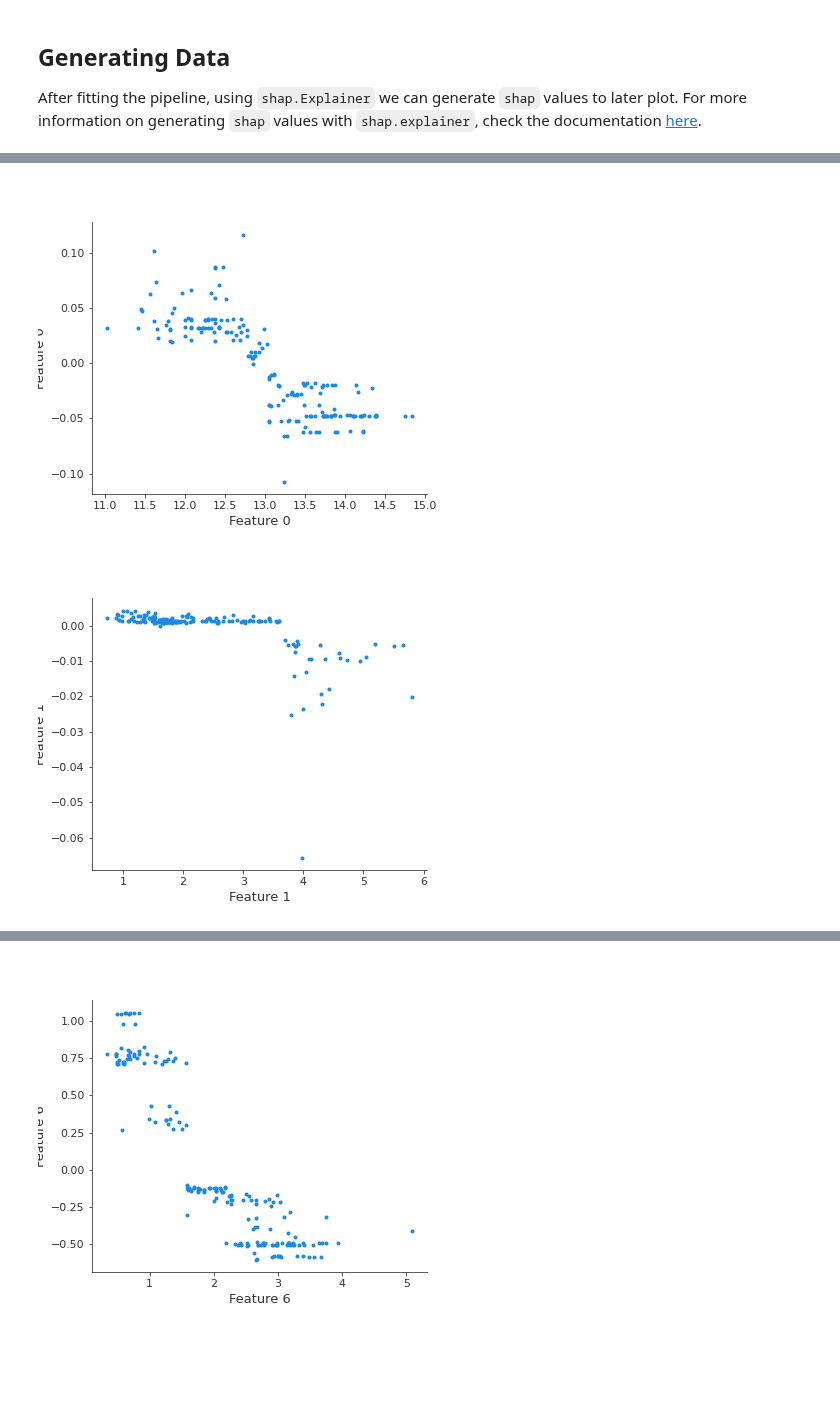
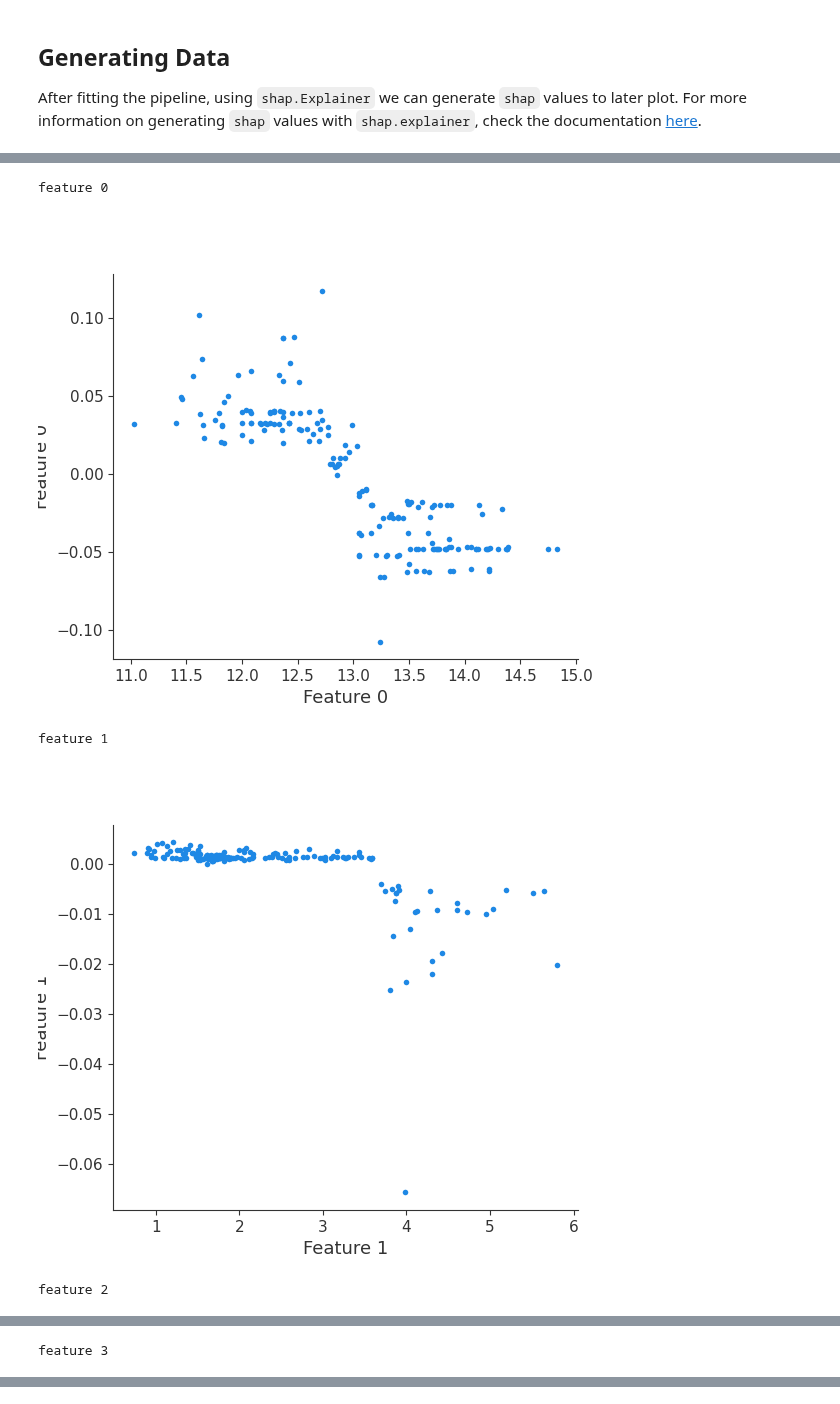
Before and after one commit to capitalone/rubicon-ml, a Jupyter notebook: notebooks/logging-examples/logging-feature-plots.ipynb, the cells around one changed output, grey strips where cells are left out. Saved outputs shown, nothing was run; the diff lists cells and outputs as text; code cells hidden in the pictures; blank space fills up the shorter version.

```diff
--- a/notebooks/logging-examples/logging-feature-plots.ipynb
+++ b/notebooks/logging-examples/logging-feature-plots.ipynb
@@ -54,13 +52,23 @@ import io
 # %%
-exp=project.experiments()[0]
-for x in range(reg.n_features_in_):
-    feature_name="feature "+str(x)
-    exp.log_feature(feature_name)
-    shap.dependence_plot(x, shap_values, X, interaction_index=None, show=False)
+import io
+
+import matplotlib.pyplot as pl
+
+
+experiment = pipeline.experiment
+
+for i in range(reg.n_features_in_):
+    feature_name = f"feature {i}"
+    experiment.log_feature(name=feature_name, tags=[feature_name])
+
+    shap.dependence_plot(i, shap_values, X, interaction_index=None, show=False)
+
     fig = pl.gcf()
     buf = io.BytesIO()
     fig.savefig(buf, format="png")
     buf.seek(0)
-    exp.log_artifact(data_bytes=buf.read(),name=feature_name)
+
+    experiment.log_artifact(data_bytes=buf.read(), name=feature_name, tags=[feature_name])
+
     buf.close()
 # %% [output]
@@ -84,13 +92,22 @@ Finally, we can retrieve a feature and its associated artifact plot using the `n
 # %%
 import io
+
 from PIL import Image
 
-exp=project.experiments()[0]
-for feature in exp.features():
-    artifact_plot = exp.artifact(name=feature.name)
-    imageScatterPlotStream = io.BytesIO(artifact_plot.data)
-    scatter_plot_image = Image.open(imageScatterPlotStream)
+
+experiment = pipeline.experiment
+
+for feature in experiment.features():
+    artifact = experiment.artifact(name=feature.name)
+
+    buf = io.BytesIO(artifact.data)
+    scatter_plot_image = Image.open(buf)
+
+    print(feature.name)
     display(scatter_plot_image)
 # %% [output]
+feature 0
-[figure, old version]
+[figure, new version]
+feature 1
-[figure, old version]
+[figure, new version]
+feature 2
@@ -97,0 +115 @@ for feature in exp.features():
+feature 3
@@ -101 +120,0 @@ for feature in exp.features():
-[figure, removed]
```
Also changed, not shown: parts of 7 cells of this notebook, 1 other file.
